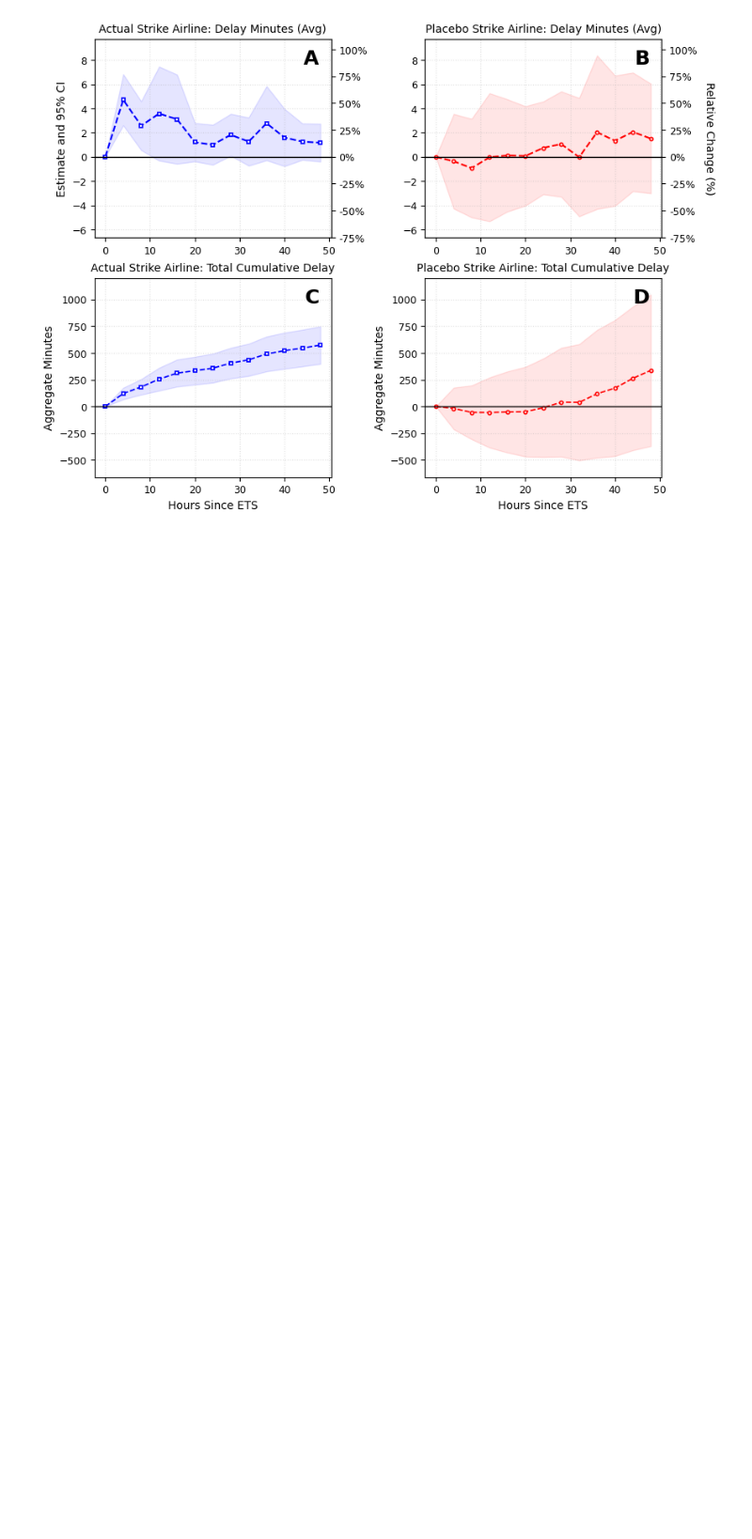
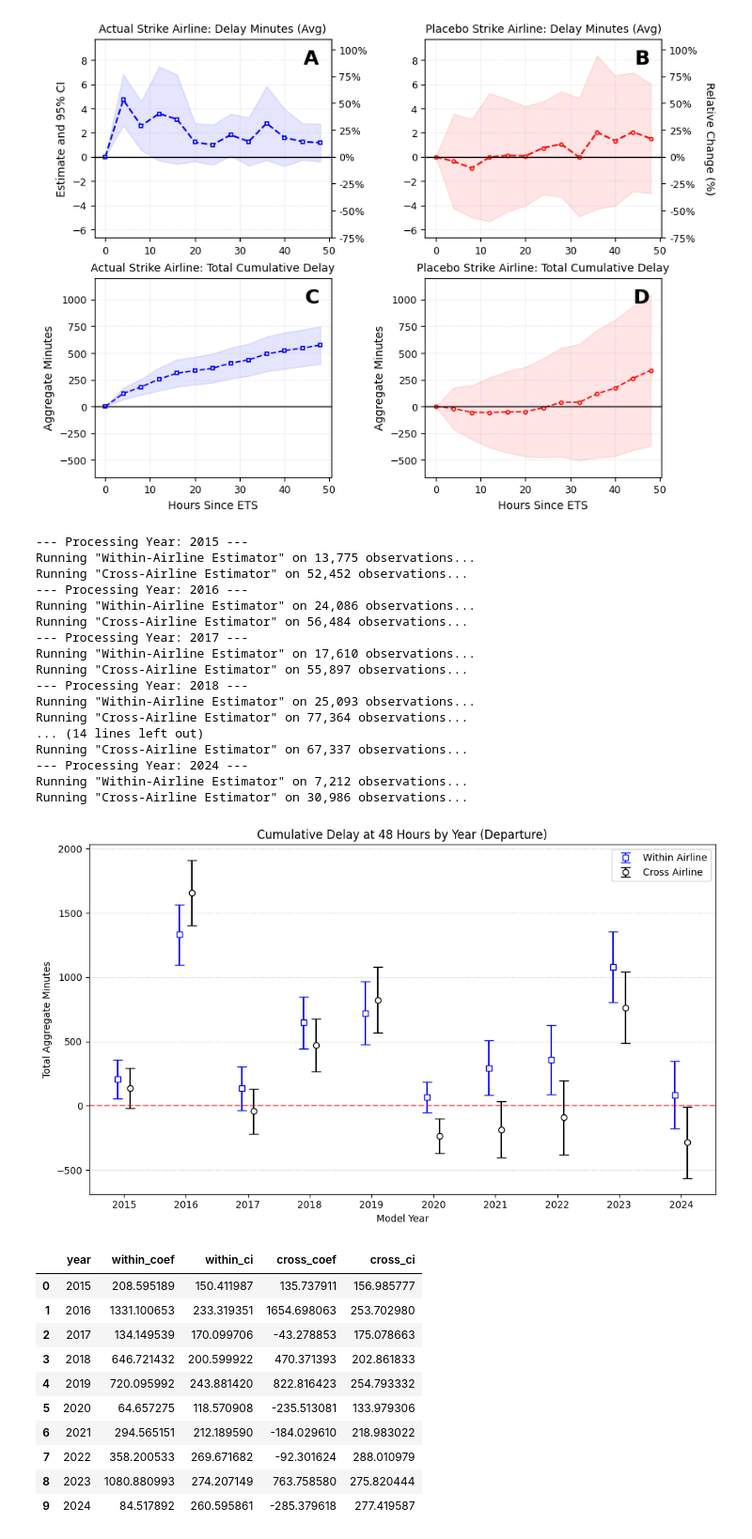
Before and after one commit to levialtringer/wildlife_strike_network_effects, a Jupyter notebook: 02_modeling_tables_and_figures.ipynb, the cells around one changed output. Shown at 94% size. Cells and saved outputs as stored; diff of their text form; code cells hidden in the pictures; blank space fills up the shorter version.

```diff
--- a/02_modeling_tables_and_figures.ipynb
+++ b/02_modeling_tables_and_figures.ipynb
@@ -215,7 +215,8 @@ def run_within_airline_event_study(df, dv):
     model = AbsorbingLS(
         dependent=dependent_var,
         exog=independent_vars,
-        absorb=fixed_effect_vars
+        absorb=fixed_effect_vars,
+        drop_absorbed=True
     )
 
     return model.fit(cov_type='heteroskedastic')
@@ -260,7 +261,8 @@ def run_cross_airline_event_study(df, dv):
     model = AbsorbingLS(
         dependent=dependent_var,
         exog=independent_vars,
-        absorb=fixed_effect_vars
+        absorb=fixed_effect_vars,
+        drop_absorbed=True
     )
 
     return model.fit(cov_type='heteroskedastic')
@@ -932,0 +1024,42 @@ plot_actual_vs_placebo_comparison('bootstrap_results/actual/damaging_departure_d
+# %%
+COVARIATES = ['congestion', 'congestion_sq',
+              'temp', 'temp_sq',
+              'windspeed', 'windspeed_sq', 'windgust_dum',
+              'precip', 'precip_sq']
+FIXED_EFFECTS = ['airport_carrier','hour','month','day_of_week']
+get_yearly_cumulative_delay_analysis(
+    testing_mode=False,
+    df=master_df,
+    damage=1,
+    arrival_departure='Departure'
+)
+# %% [output]
+--- Processing Year: 2015 ---
+Running "Within-Airline Estimator" on 13,775 observations...
+Running "Cross-Airline Estimator" on 52,452 observations...
+--- Processing Year: 2016 ---
+Running "Within-Airline Estimator" on 24,086 observations...
+Running "Cross-Airline Estimator" on 56,484 observations...
+--- Processing Year: 2017 ---
+Running "Within-Airline Estimator" on 17,610 observations...
+Running "Cross-Airline Estimator" on 55,897 observations...
+--- Processing Year: 2018 ---
+Running "Within-Airline Estimator" on 25,093 observations...
+Running "Cross-Airline Estimator" on 77,364 observations...
+... (14 lines left out)
+Running "Cross-Airline Estimator" on 67,337 observations...
+--- Processing Year: 2024 ---
+Running "Within-Airline Estimator" on 7,212 observations...
+Running "Cross-Airline Estimator" on 30,986 observations...
+[figure, added]
+|  | year | within_coef | within_ci | cross_coef | cross_ci |
+| 0 | 2015 | 208.595189 | 150.411987 | 135.737911 | 156.985777 |
+| 1 | 2016 | 1331.100653 | 233.319351 | 1654.698063 | 253.702980 |
+| 2 | 2017 | 134.149539 | 170.099706 | -43.278853 | 175.078663 |
+| 3 | 2018 | 646.721432 | 200.599922 | 470.371393 | 202.861833 |
+| 4 | 2019 | 720.095992 | 243.881420 | 822.816423 | 254.793332 |
+| 5 | 2020 | 64.657275 | 118.570908 | -235.513081 | 133.979306 |
+| 6 | 2021 | 294.565151 | 212.189590 | -184.029610 | 218.983022 |
+| 7 | 2022 | 358.200533 | 269.671682 | -92.301624 | 288.010979 |
+| 8 | 2023 | 1080.880993 | 274.207149 | 763.758580 | 275.820444 |
+| 9 | 2024 | 84.517892 | 260.595861 | -285.379618 | 277.419587 |
```
Also changed, not shown: parts of 2 cells of this notebook, 1 other file.
